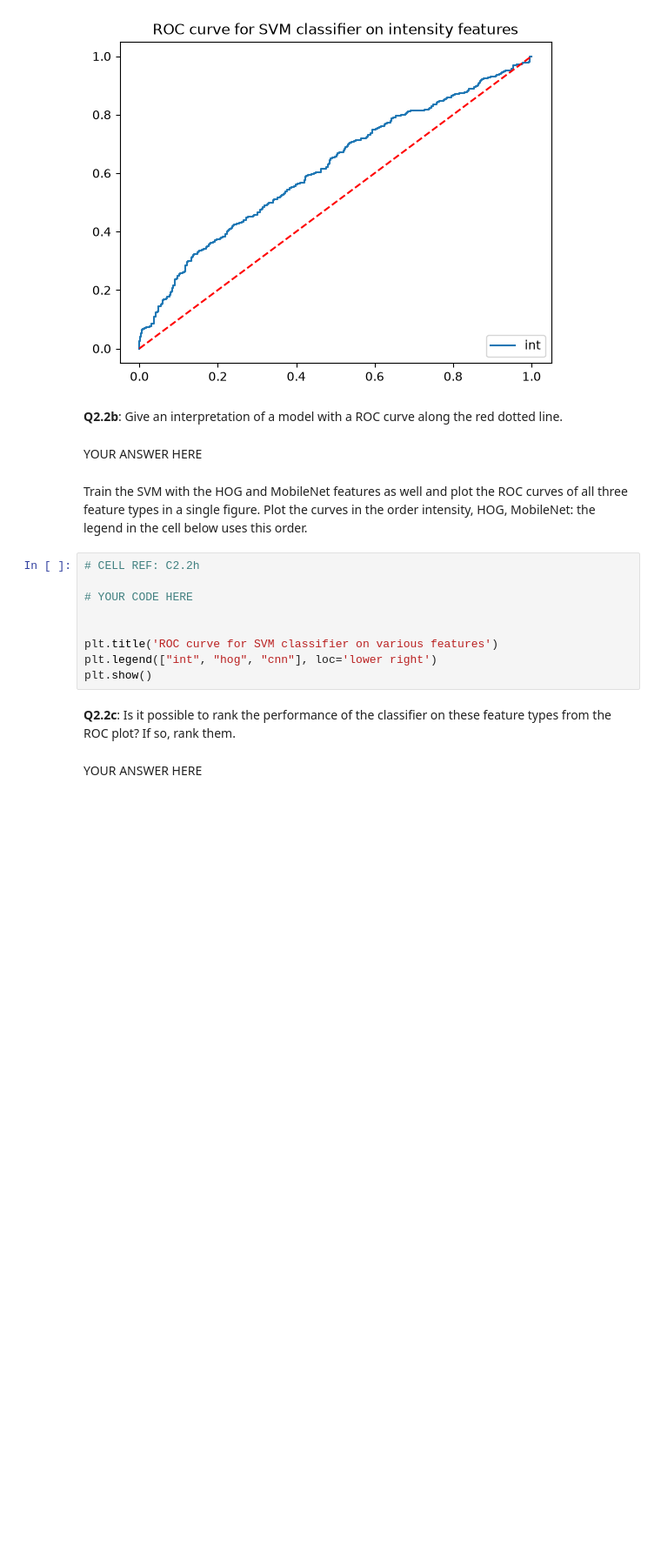
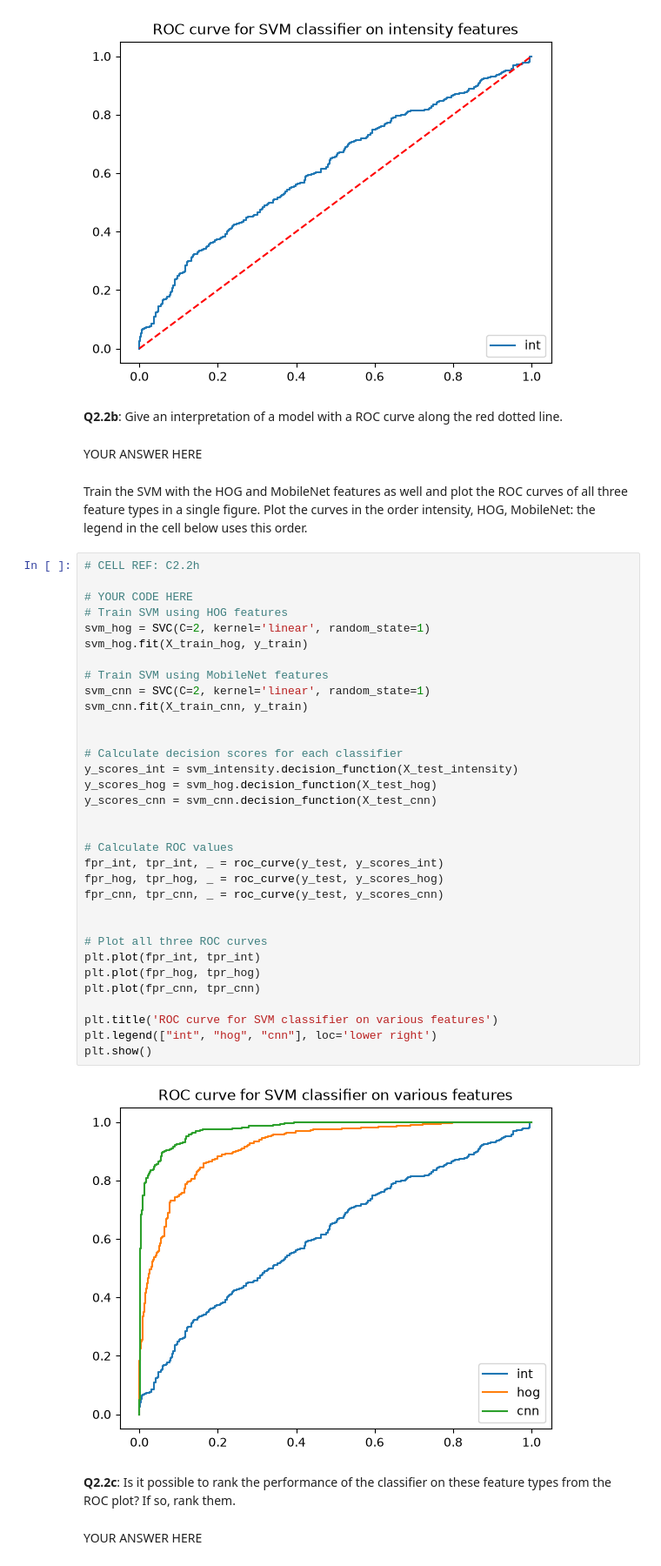
Before and after one commit to Aditto991/RO47004-Practicum1, a Jupyter notebook: practicum1.ipynb, the cells around one changed output. Shown at 87% size. Cells and saved outputs as stored; diff of their text form; blank space fills up the shorter version.

```diff
--- a/practicum1.ipynb
+++ b/practicum1.ipynb
@@ -653,12 +653,38 @@ Train the SVM with the HOG and MobileNet features as well and plot the ROC curve
 # %%
 # CELL REF: C2.2h
 
 # YOUR CODE HERE
+# Train SVM using HOG features
+svm_hog = SVC(C=2, kernel='linear', random_state=1)
+svm_hog.fit(X_train_hog, y_train)
 
+# Train SVM using MobileNet features
+svm_cnn = SVC(C=2, kernel='linear', random_state=1)
+svm_cnn.fit(X_train_cnn, y_train)
+
+
+# Calculate decision scores for each classifier
+y_scores_int = svm_intensity.decision_function(X_test_intensity)
+y_scores_hog = svm_hog.decision_function(X_test_hog)
+y_scores_cnn = svm_cnn.decision_function(X_test_cnn)
+
+
+# Calculate ROC values
+fpr_int, tpr_int, _ = roc_curve(y_test, y_scores_int)
+fpr_hog, tpr_hog, _ = roc_curve(y_test, y_scores_hog)
+fpr_cnn, tpr_cnn, _ = roc_curve(y_test, y_scores_cnn)
+
+
+# Plot all three ROC curves
+plt.plot(fpr_int, tpr_int)
+plt.plot(fpr_hog, tpr_hog)
+plt.plot(fpr_cnn, tpr_cnn)
 
 plt.title('ROC curve for SVM classifier on various features')
 plt.legend(["int", "hog", "cnn"], loc='lower right')
 plt.show()
+# %% [output]
+[figure, added]
 # %% [markdown]
 **Q2.2c**: Is it possible to rank the performance of the classifier on these feature types from the ROC plot? If so, rank them.
 # %% [markdown]
```
Also changed, not shown: parts of 5 cells of this notebook.
